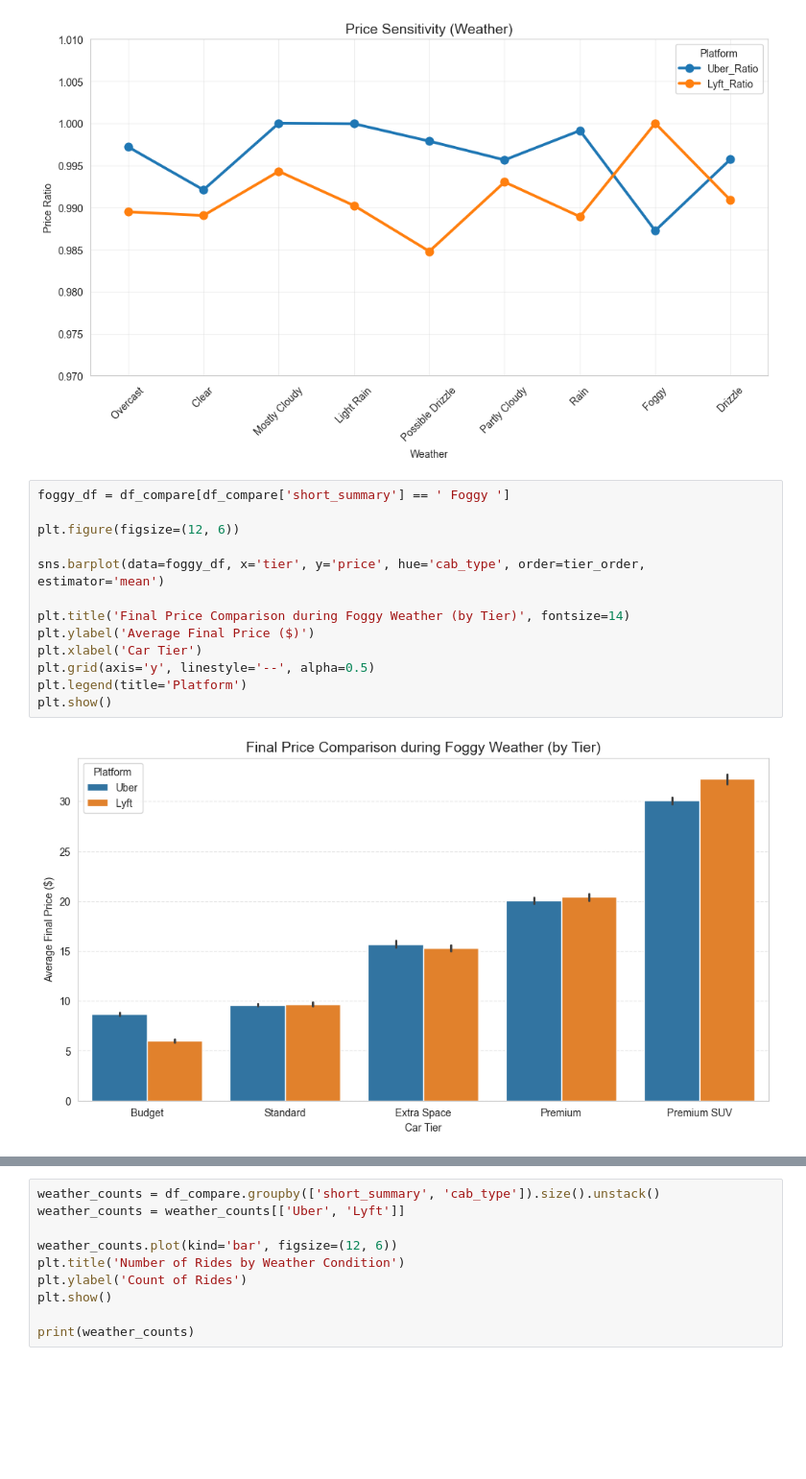
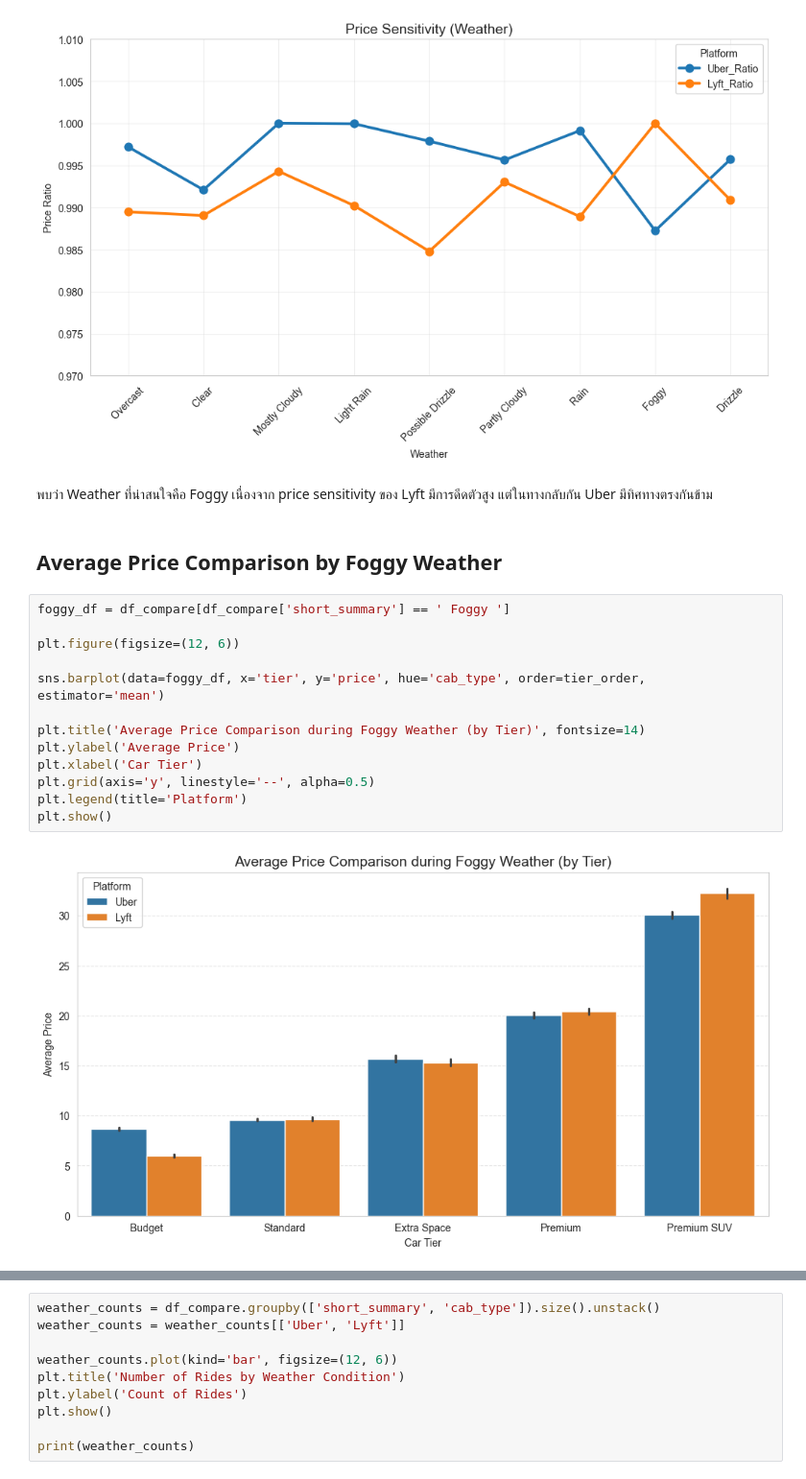
Before and after one commit to Bobbie-CPE38/cpe232-final-project, a Jupyter notebook: notebooks/eda_by_cab_type.ipynb, the cells around one changed output, grey strips where cells are left out. Shown at 96% size. Saved outputs shown, nothing was run; the diff lists cells and outputs as text; blank space fills up the shorter version.

```diff
--- a/notebooks/eda_by_cab_type.ipynb
+++ b/notebooks/eda_by_cab_type.ipynb
@@ -367,18 +372,22 @@ plt.grid(True, alpha=0.3)
 plt.show()
 # %% [output]
 [figure]
+# %% [markdown]
+พบว่า Weather ที่น่าสนใจคือ Foggy เนื่องจาก price sensitivity ของ Lyft มีการดีดตัวสูง แต่ในทางกลับกัน Uber มีทิศทางตรงกันข้าม
+# %% [markdown]
+## Average Price Comparison by Foggy Weather
 # %%
 foggy_df = df_compare[df_compare['short_summary'] == ' Foggy ']
 
 plt.figure(figsize=(12, 6))
 
 sns.barplot(data=foggy_df, x='tier', y='price', hue='cab_type', order=tier_order, estimator='mean')
 
-plt.title('Final Price Comparison during Foggy Weather (by Tier)', fontsize=14)
-plt.ylabel('Average Final Price ($)')
+plt.title('Average Price Comparison during Foggy Weather (by Tier)', fontsize=14)
+plt.ylabel('Average Price')
 plt.xlabel('Car Tier')
 plt.grid(axis='y', linestyle='--', alpha=0.5)
 plt.legend(title='Platform')
 plt.show()
 # %% [output]
-[figure, old version]
+[figure, new version]
```
Also changed, not shown: parts of 33 cells of this notebook.
